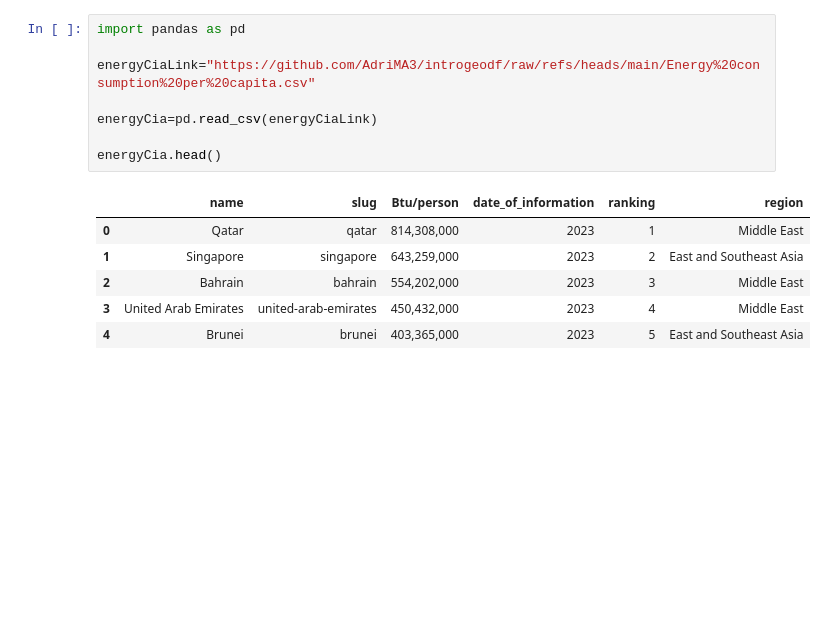
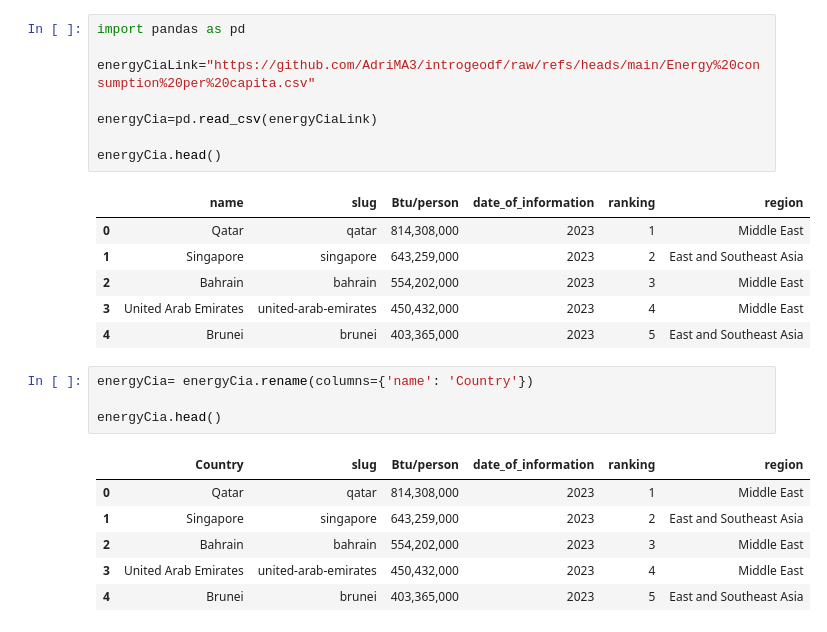
Before and after one commit to AdriMA3/introgeodf, a Jupyter notebook: index.ipynb, the cells around one changed output. Saved outputs shown, nothing was run; the diff lists cells and outputs as text; blank space fills up the shorter version.

```diff
--- a/index.ipynb
+++ b/index.ipynb
@@ -1314,3 +1314,14 @@ energyCia.head()
 | 2 | Bahrain | bahrain | 554,202,000 | 2023 | 3 | Middle East |
 | 3 | United Arab Emirates | united-arab-emirates | 450,432,000 | 2023 | 4 | Middle East |
 | 4 | Brunei | brunei | 403,365,000 | 2023 | 5 | East and Southeast Asia |
+# %%
+energyCia= energyCia.rename(columns={'name': 'Country'})
+
+energyCia.head()
+# %% [output]
+|  | Country | slug | Btu/person | date_of_information | ranking | region |
+| 0 | Qatar | qatar | 814,308,000 | 2023 | 1 | Middle East |
+| 1 | Singapore | singapore | 643,259,000 | 2023 | 2 | East and Southeast Asia |
+| 2 | Bahrain | bahrain | 554,202,000 | 2023 | 3 | Middle East |
+| 3 | United Arab Emirates | united-arab-emirates | 450,432,000 | 2023 | 4 | Middle East |
+| 4 | Brunei | brunei | 403,365,000 | 2023 | 5 | East and Southeast Asia |
```
Also changed, not shown: parts of 1 cell of this notebook.
